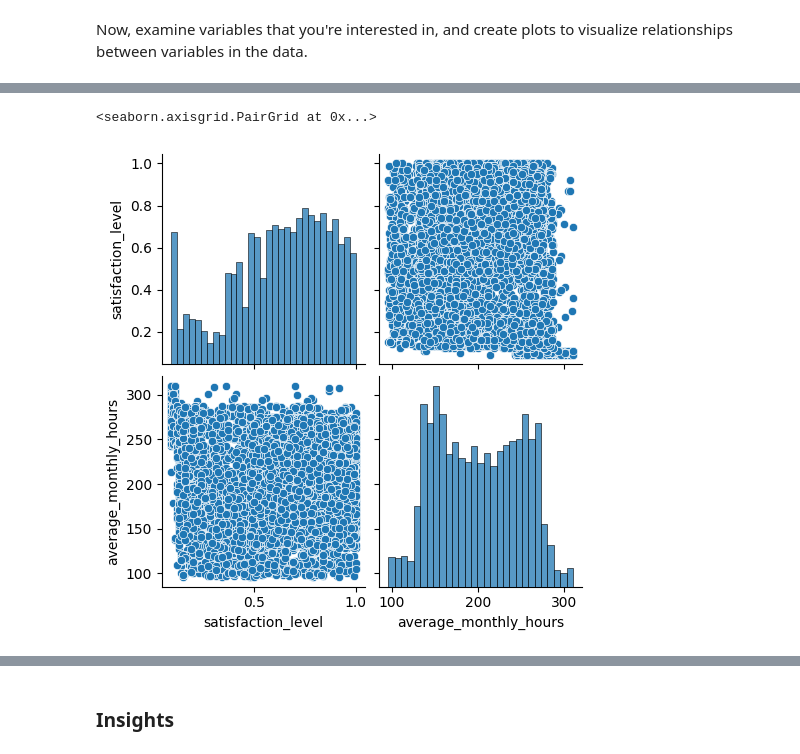
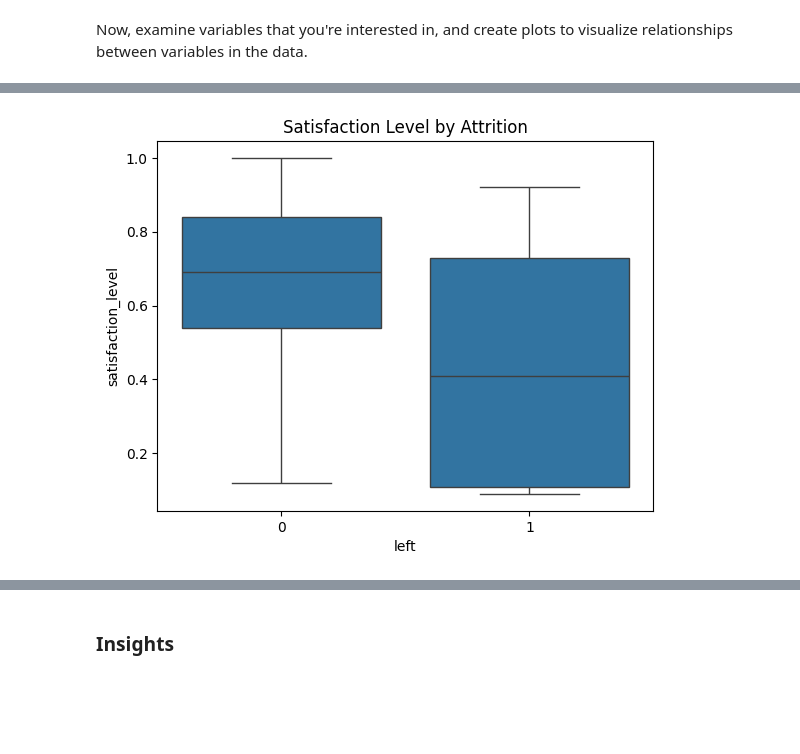
Before and after one commit to edilma/salifor, a Jupyter notebook: Activity_ Course 7 Salifort Motors project lab.ipynb, the cells around one changed output, grey strips where cells are left out. Cells and saved outputs as stored; diff of their text form; code cells hidden in the pictures; blank space fills up the shorter version.

Commit message:
FINISHED data visualizations and Analyze stage of the pAce

```diff
--- a/Activity_ Course 7 Salifort Motors project lab.ipynb
+++ b/Activity_ Course 7 Salifort Motors project lab.ipynb
@@ -345,9 +381,8 @@ Now, examine variables that you're interested in, and create plots to visualize
 # %%
 # Create a plot as needed
 ### YOUR CODE HERE ###
-
-df_eval = df[['satisfaction_level', 'average_monthly_hours']]
-sns.pairplot(df_eval)
+sns.boxplot(x='left', y='satisfaction_level', data=df)
+plt.title('Satisfaction Level by Attrition')
+plt.show()
 # %% [output]
-<seaborn.axisgrid.PairGrid at 0x...>
-[figure, old version]
+[figure, new version]
```
Also changed, not shown: parts of 20 cells of this notebook.
